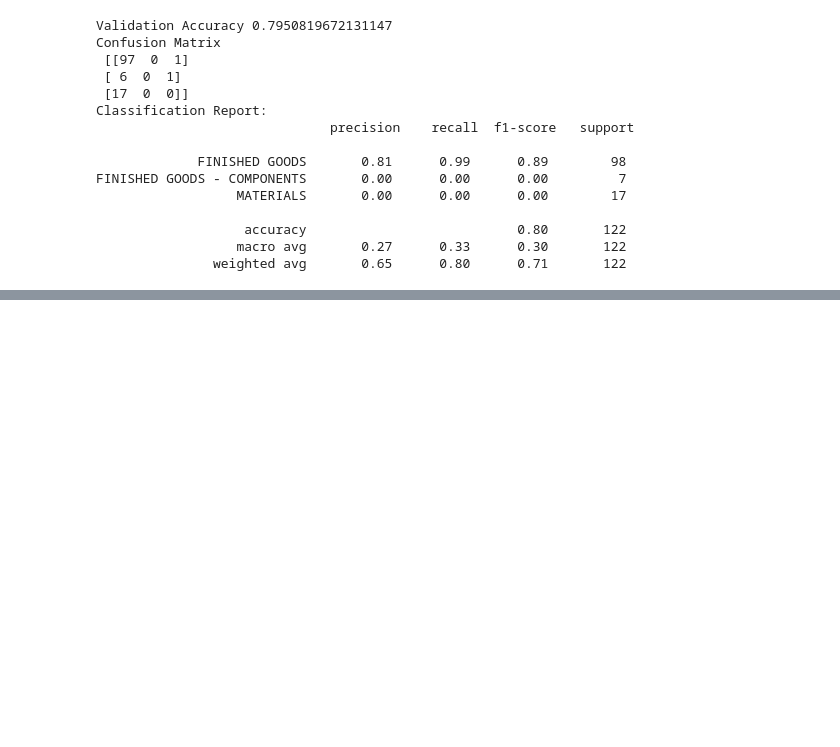
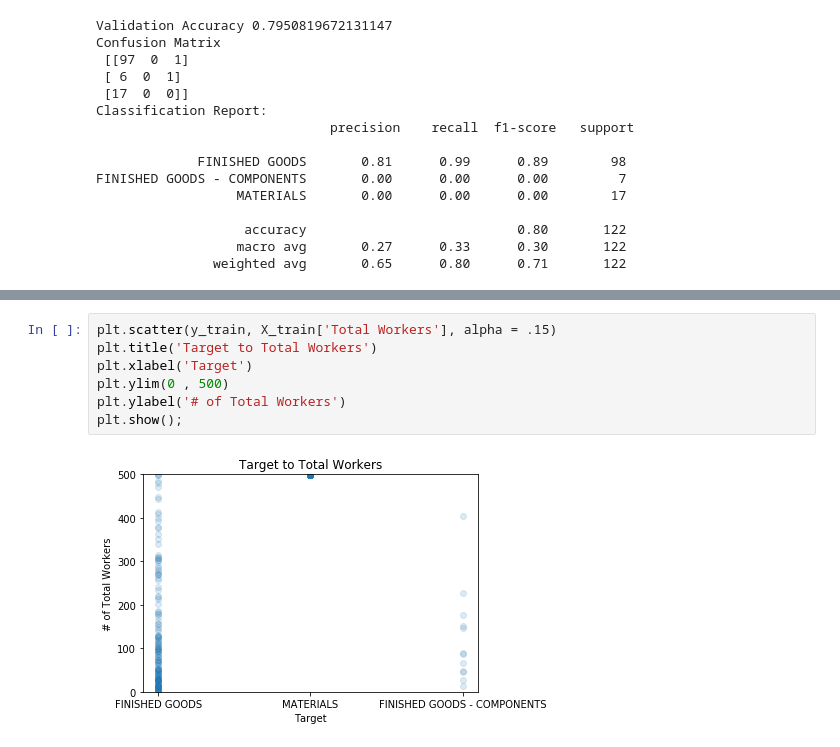
Before and after one commit to mikvikpik/nike_factory_classification, a Jupyter notebook: 07_31_2019_Revision_Unit_2_Notebook_Project_Wrangling.ipynb, the cells around one changed output, grey strips where cells are left out. Cells and saved outputs as stored; diff of their text form; blank space fills up the shorter version.

```diff
--- a/07_31_2019_Revision_Unit_2_Notebook_Project_Wrangling.ipynb
+++ b/07_31_2019_Revision_Unit_2_Notebook_Project_Wrangling.ipynb
@@ -745,0 +949,9 @@ Using no weights on KNeighbors Classifier created lower accuracy score, while th
+# %%
+plt.scatter(y_train, X_train['Total Workers'], alpha = .15)
+plt.title('Target to Total Workers')
+plt.xlabel('Target')
+plt.ylim(0 , 500)
+plt.ylabel('# of Total Workers')
+plt.show();
+# %% [output]
+[figure, added]
```
Also changed, not shown: parts of 26 cells of this notebook.
